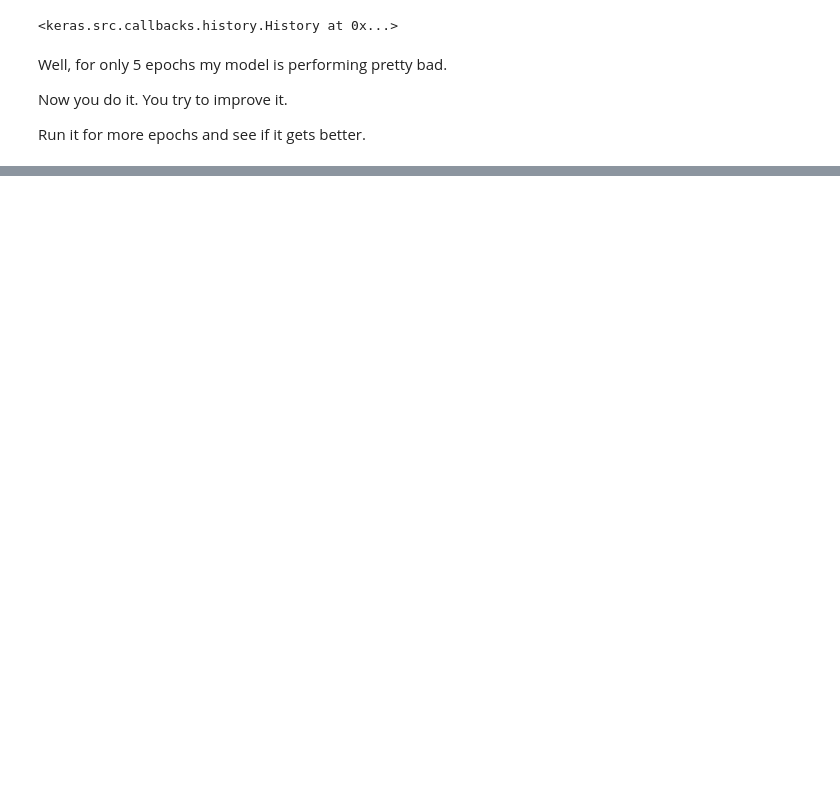
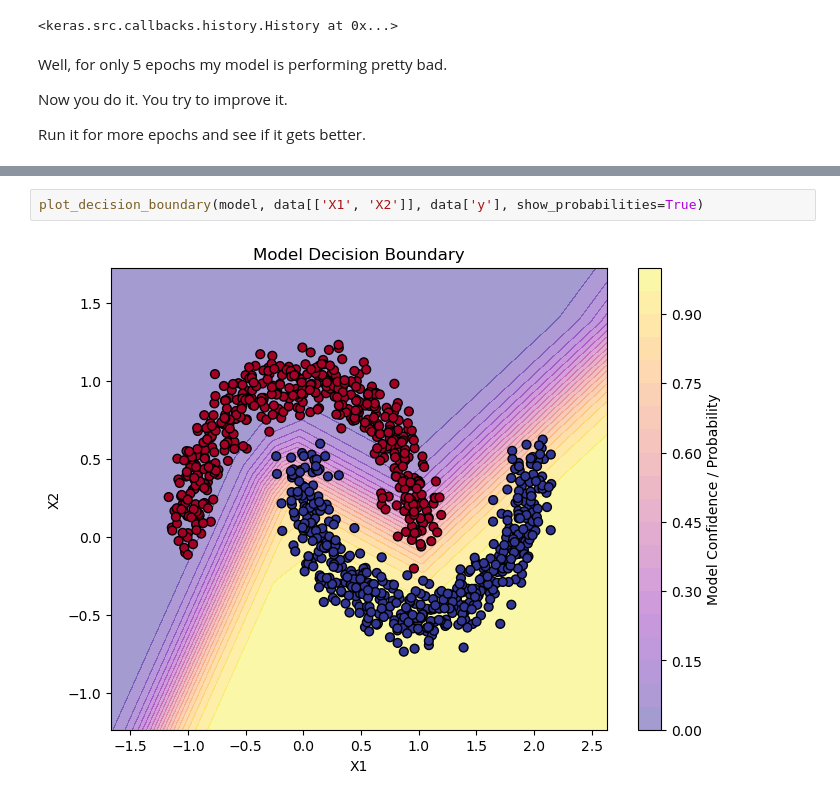
Before and after one commit to RishatTalukder/Deep_Learning_With_Tensorflow, a Jupyter notebook: 3_CLASSIFICATION/1_Neural_Network_Classification.ipynb, the cells around one changed output, grey strips where cells are left out. Saved outputs shown, nothing was run; the diff lists cells and outputs as text; blank space fills up the shorter version.

```diff
--- a/3_CLASSIFICATION/1_Neural_Network_Classification.ipynb
+++ b/3_CLASSIFICATION/1_Neural_Network_Classification.ipynb
@@ -445,0 +472,4 @@ plt.show()
+# %%
+plot_decision_boundary(model, data[['X1', 'X2']], data['y'], show_probabilities=True)
+# %% [output]
+[figure, added]
```
Also changed, not shown: parts of 8 cells of this notebook.
